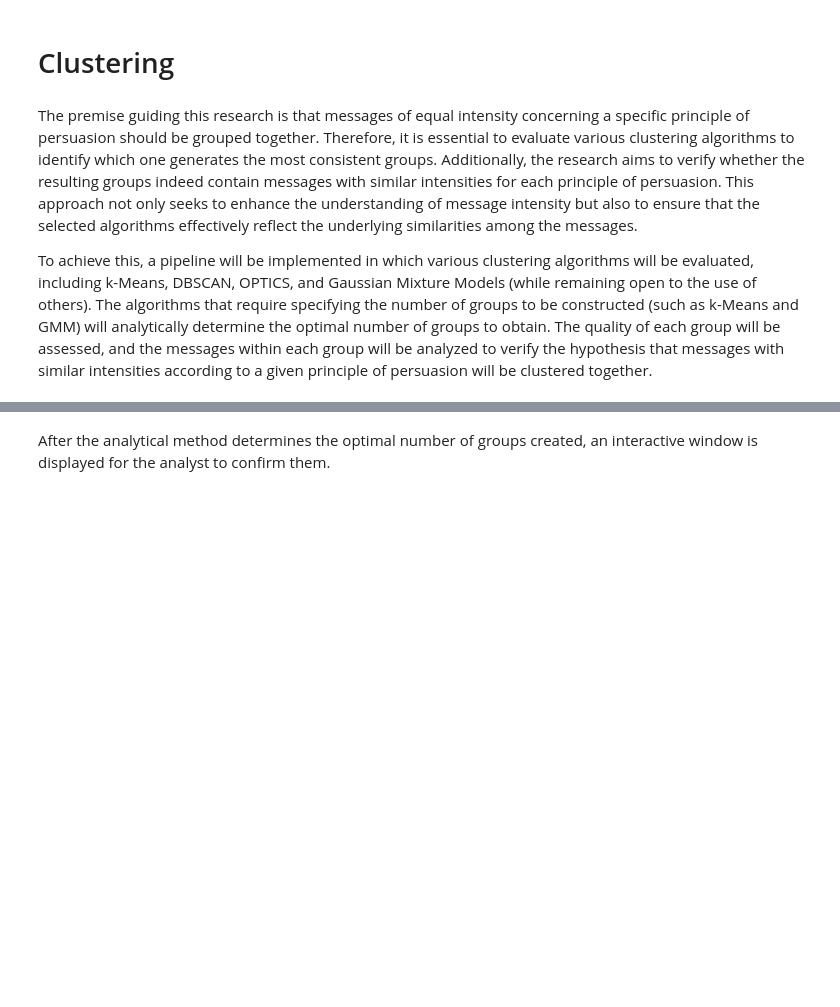
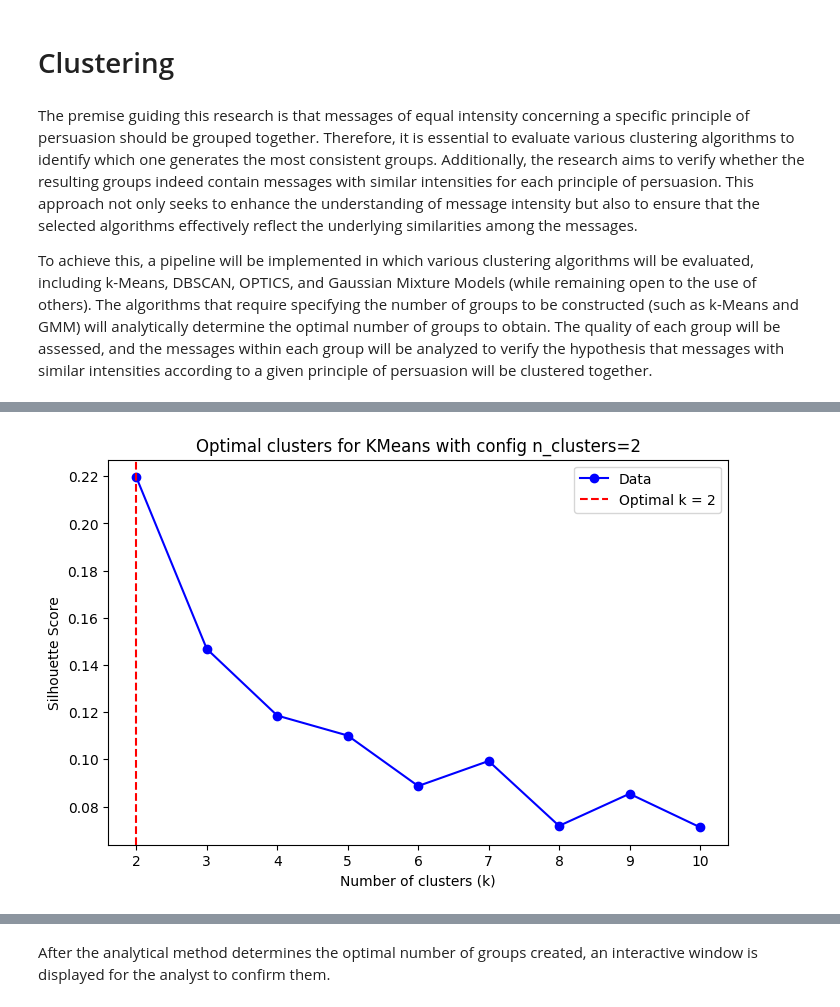
Before and after one commit to lbustio/intensity, a Jupyter notebook: intensity.ipynb, the cells around one changed output, grey strips where cells are left out. Saved outputs shown, nothing was run; the diff lists cells and outputs as text; code cells hidden in the pictures; blank space fills up the shorter version.

```diff
--- a/intensity.ipynb
+++ b/intensity.ipynb
@@ -294,0 +470,19 @@ logger.info(f"Embeddings dictionary has been saved to '{path}' sucessfully!")
+# %%
+try:
+    # Crear la ruta completa para la carpeta
+    path = os.path.join(RESULT_FOLDER, PRINCIPLE_FOLDER)
+
+    # Verificar si la carpeta existe, si no, crearla
+    if not os.path.exists(path):
+        os.makedirs(path)  # Esto creará todas las carpetas necesarias
+
+    # Crear el nombre del archivo
+    file_name = f"embeddings_{pop}.csv"
+    file_path = os.path.join(path, file_name)
+
+    # Guardar el diccionario embeddings en un archivo JSON
+    embed_df.to_csv(file_path, index=False, sep=",", decimal=".")
+    logger.info(f"Embeddings for '{pop}' have been saved to '{file_path}' successfully!")
+
+except Exception as e:
+    logger.error(f"Error saving embeddings for '{pop}' to '{file_path}': {e}")
@@ -464,0 +803,73 @@ Optimal Number of Clusters (k) for Each Algorithm and Principle:
+# %%
+# Crear las carpetas donde almacenar los resultados del análisis del principio de persuasión actual
+principle_path = os.path.join(RESULT_FOLDER, PRINCIPLE_FOLDER)
+
+logger.info(f"Creating folder '{principle_path}' for saving results of '{pop}'...")
+if (not os.path.exists(principle_path)):
+    os.makedirs(principle_path)
+    logger.info(f"Folder '{principle_path}' created successfully.")
+else:
+    logger.info(f"Folder '{principle_path}' already exists.")
+
+logger.info(f"Determining the optimum number of clusters for '{pop}'")
+
+# Diccionario para almacenar el número óptimo de clusters por algoritmo
+optimal_clusters = {}
+
+# Preprocesamiento: Escalamiento de los datos
+raw_data = embed_df.drop(columns=["id", "path"]).values
+scaler = StandardScaler()
+X = scaler.fit_transform(raw_data)
+
+# Evaluación de cada algoritmo de clustering
+total_algorithms = len(clustering_algorithms)
+for index, (algorithm_name, algorithm_info) in enumerate(clustering_algorithms.items(), start=1):
+
+    logger.info(f"Evaluating algorithm {index} of {total_algorithms}: '{algorithm_name}'")
+
+    try:
+        # Solo invocar 'find_optimal_k' si 'optimum_k' es True
+        if algorithm_info['optimum_k']:
+            optimal_k, best_params = find_optimal_k(
+                X=X,
+                algorithm_info=algorithm_info,  # Ahora se pasa el diccionario de parámetros de cada algoritmo
+                export_path=principle_path
+            )
+
+            if optimal_k is not None:
+                # Guardar el número óptimo y los parámetros en el diccionario
+                optimal_clusters[algorithm_name] = {
+                    'optimal_k': optimal_k,
+                    'params': best_params  # Guardamos la configuración de los parámetros óptimos
+                }
+
+                logger.info(
+                    f"Optimum number of clusters for '{pop}' with '{algorithm_name}': {optimal_k} "
+                    f"using configuration: {best_params}"  # Incluimos los parámetros en el log
+                )
+        else:
+            logger.info(f"Skipping '{algorithm_name}' as it does not require finding the optimal number of clusters.")
+
+    except Exception as error:
+        logger.error(f"Error processing '{algorithm_name}' for '{pop}': {error}")
+
+logger.info("Optimum number of clusters completed!")
+
+# Crear el DataFrame a partir del diccionario `optimal_clusters`
+optimal_clusters_df = pd.DataFrame.from_dict(optimal_clusters, orient='index')
+
+# Si quieres mostrar el DataFrame en forma de tabla, usa prettytable
+# Crear un objeto PrettyTable
+table = PrettyTable()
+
+# Definir las columnas de la tabla según el DataFrame
+table.field_names = ['Algorithm', 'Optimal K', 'Parameters']
+
+# Rellenar la tabla con los valores del DataFrame
+for algorithm, row in optimal_clusters_df.iterrows():
+    table.add_row([algorithm, row['optimal_k'], row['params']])
+
+print("Clustering algorithms and their parameters for optimal k determination")
+# Mostrar la tabla
+print(table)
+# %% [output]
@@ -464,0 +893 @@ Optimal Number of Clusters (k) for Each Algorithm and Principle:
+[figure, added]
```
Also changed, not shown: parts of 86 cells of this notebook, 14 other files.
